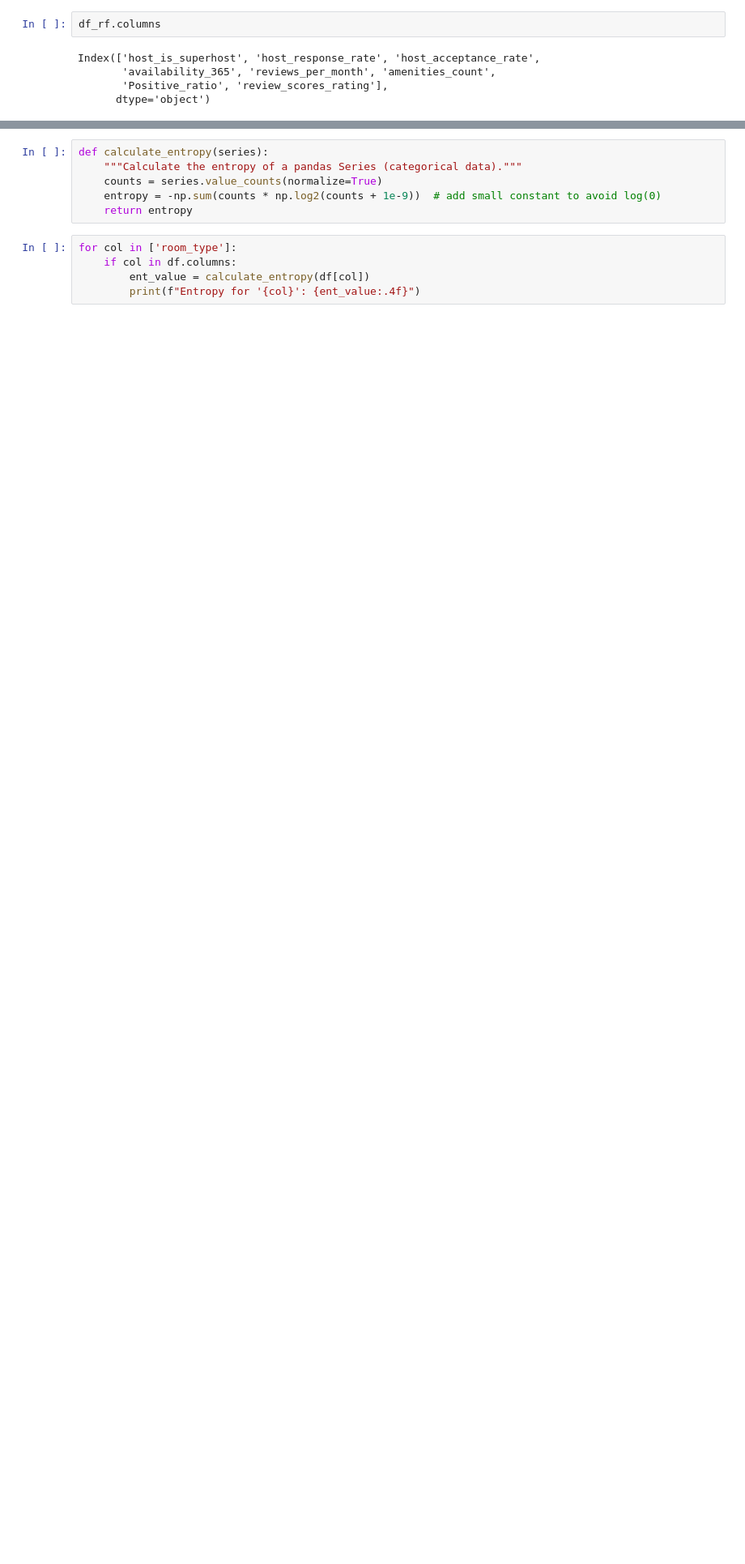
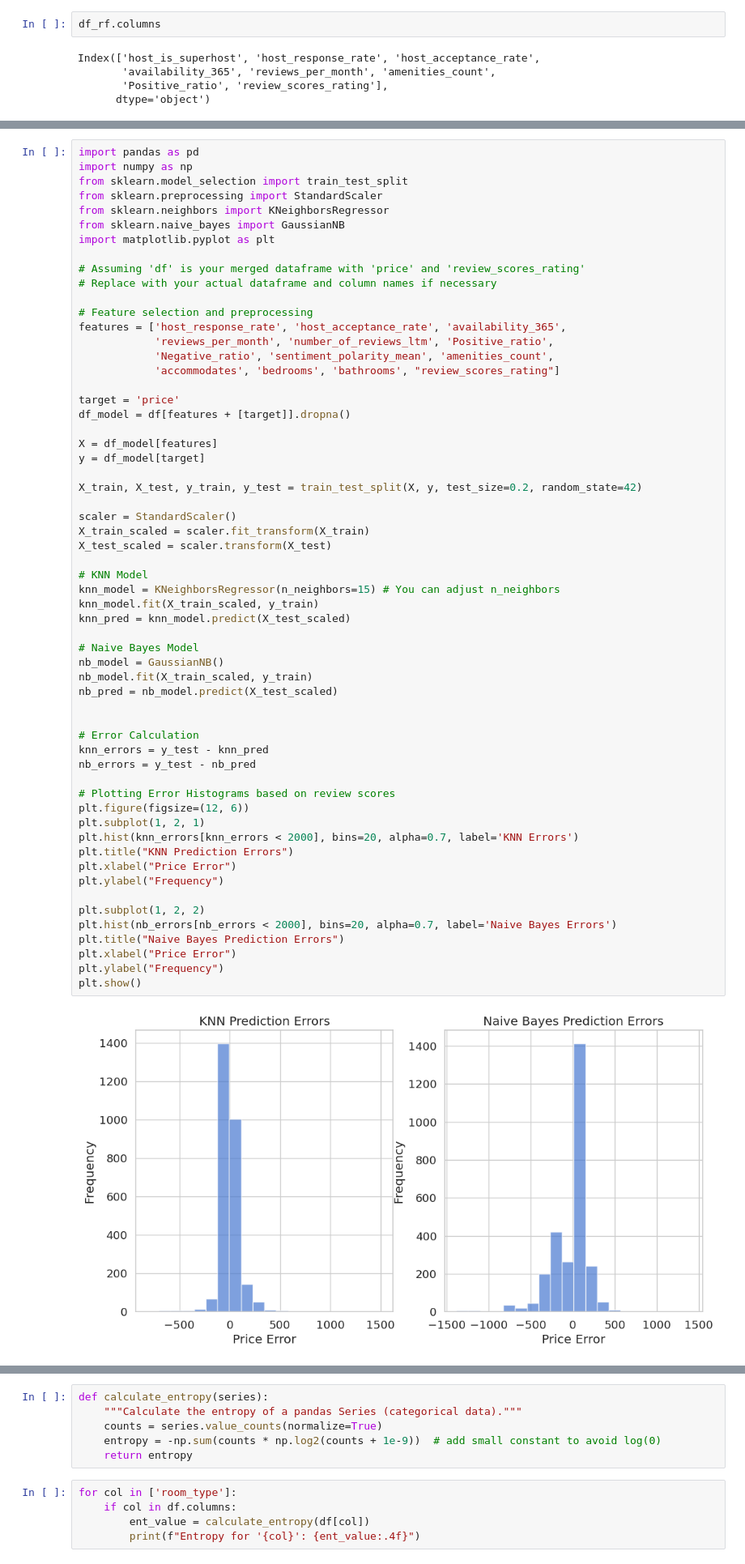
Before and after one commit to Saeed2761989/Toronto-Air-bnb, a Jupyter notebook: W25_Final_project_.ipynb, the cells around one changed output, grey strips where cells are left out. Shown at 81% size. Cells and saved outputs as stored; diff of their text form; blank space fills up the shorter version.

```diff
--- a/W25_Final_project_.ipynb
+++ b/W25_Final_project_.ipynb
@@ -785,0 +851,61 @@ plt.show()
+# %%
+import pandas as pd
+import numpy as np
+from sklearn.model_selection import train_test_split
+from sklearn.preprocessing import StandardScaler
+from sklearn.neighbors import KNeighborsRegressor
+from sklearn.naive_bayes import GaussianNB
+import matplotlib.pyplot as plt
+
+# Assuming 'df' is your merged dataframe with 'price' and 'review_scores_rating'
+# Replace with your actual dataframe and column names if necessary
+
+# Feature selection and preprocessing
+features = ['host_response_rate', 'host_acceptance_rate', 'availability_365',
+            'reviews_per_month', 'number_of_reviews_ltm', 'Positive_ratio',
+            'Negative_ratio', 'sentiment_polarity_mean', 'amenities_count',
+            'accommodates', 'bedrooms', 'bathrooms', "review_scores_rating"]
+
+target = 'price'
+df_model = df[features + [target]].dropna()
+
+X = df_model[features]
+y = df_model[target]
+
+X_train, X_test, y_train, y_test = train_test_split(X, y, test_size=0.2, random_state=42)
+
+scaler = StandardScaler()
+X_train_scaled = scaler.fit_transform(X_train)
+X_test_scaled = scaler.transform(X_test)
+
+# KNN Model
+knn_model = KNeighborsRegressor(n_neighbors=15) # You can adjust n_neighbors
+knn_model.fit(X_train_scaled, y_train)
+knn_pred = knn_model.predict(X_test_scaled)
+
+# Naive Bayes Model
+nb_model = GaussianNB()
+nb_model.fit(X_train_scaled, y_train)
+nb_pred = nb_model.predict(X_test_scaled)
+
+
+# Error Calculation
+knn_errors = y_test - knn_pred
+nb_errors = y_test - nb_pred
+
+# Plotting Error Histograms based on review scores
+plt.figure(figsize=(12, 6))
+plt.subplot(1, 2, 1)
+plt.hist(knn_errors[knn_errors < 2000], bins=20, alpha=0.7, label='KNN Errors')
+plt.title("KNN Prediction Errors")
+plt.xlabel("Price Error")
+plt.ylabel("Frequency")
+
+plt.subplot(1, 2, 2)
+plt.hist(nb_errors[nb_errors < 2000], bins=20, alpha=0.7, label='Naive Bayes Errors')
+plt.title("Naive Bayes Prediction Errors")
+plt.xlabel("Price Error")
+plt.ylabel("Frequency")
+plt.show()
+# %% [output]
+[figure, added]
```
Also changed, not shown: parts of 42 cells of this notebook.
